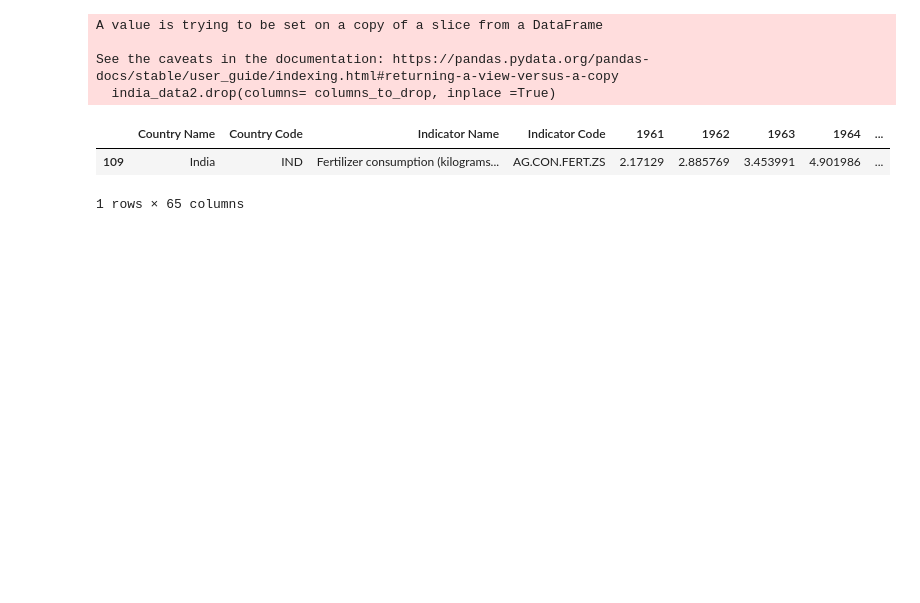
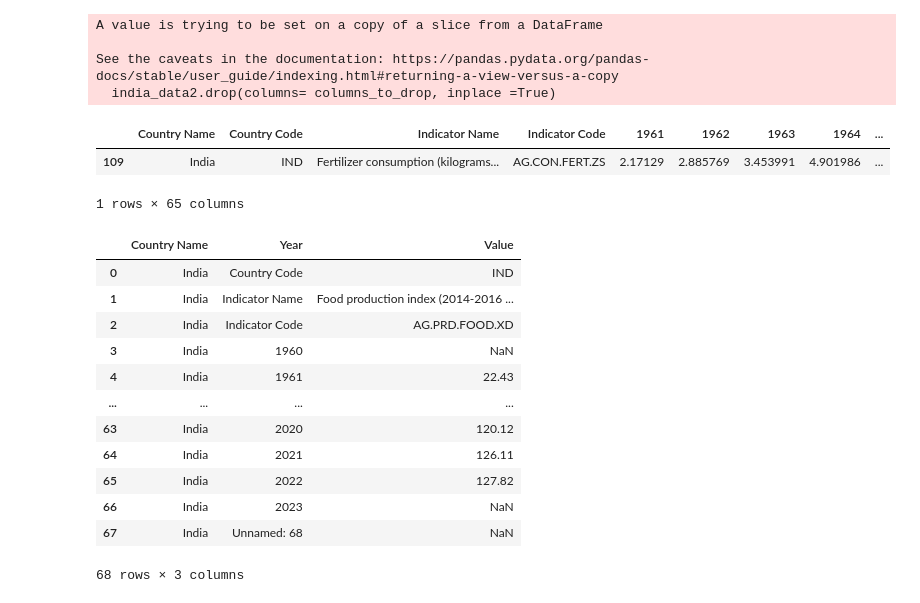
Before and after one commit to KasambaLumwagi/agriculture-data-analysis, a Jupyter notebook: notebooks/data_analysis.ipynb, the cells around one changed output. Drawn from its saved outputs; the diff is of its cells as text; code cells hidden in the pictures; blank space fills up the shorter version.

```diff
--- a/notebooks/data_analysis.ipynb
+++ b/notebooks/data_analysis.ipynb
@@ -64,3 +67,20 @@ See the caveats in the documentation: https://pandas.pydata.org/pandas-docs/stab
 |  | Country Name | Country Code | Indicator Name | Indicator Code | 1961 | 1962 | 1963 | 1964 | ... |
 | 109 | India | IND | Fertilizer consumption (kilograms... | AG.CON.FERT.ZS | 2.17129 | 2.885769 | 3.453991 | 4.901986 | ... |
 1 rows × 65 columns
+# %%
+melted_df = india_data1.melt(id_vars=['Country Name'], var_name='Year', value_name='Value')
+melted_df
+# %% [output]
+|  | Country Name | Year | Value |
+| 0 | India | Country Code | IND |
+| 1 | India | Indicator Name | Food production index (2014-2016 ... |
+| 2 | India | Indicator Code | AG.PRD.FOOD.XD |
+| 3 | India | 1960 | NaN |
+| 4 | India | 1961 | 22.43 |
+| ... | ... | ... | ... |
+| 63 | India | 2020 | 120.12 |
+| 64 | India | 2021 | 126.11 |
+| 65 | India | 2022 | 127.82 |
+| 66 | India | 2023 | NaN |
+| 67 | India | Unnamed: 68 | NaN |
+68 rows × 3 columns
```
Also changed, not shown: parts of 8 cells of this notebook.
